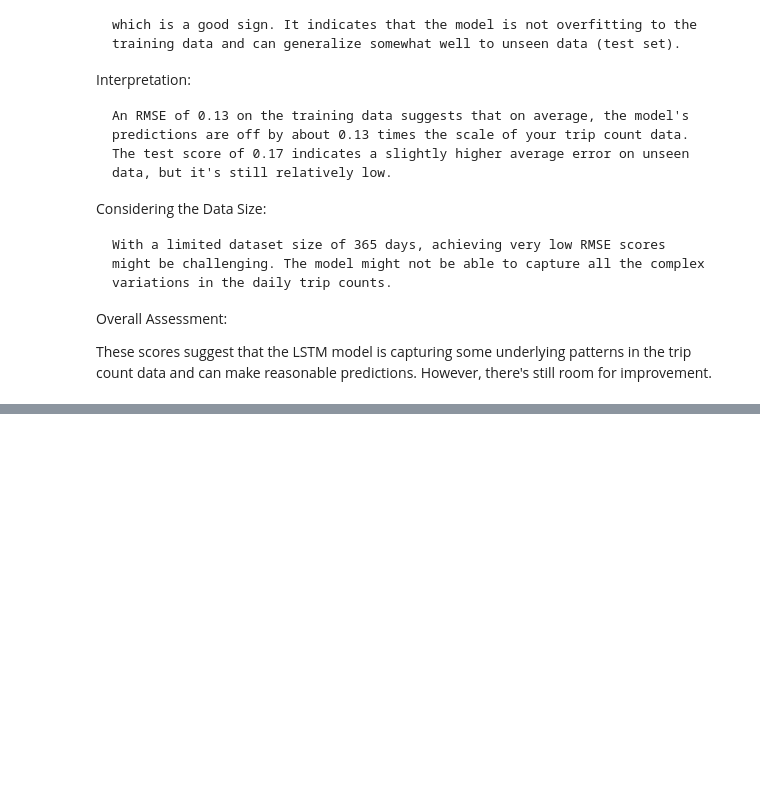
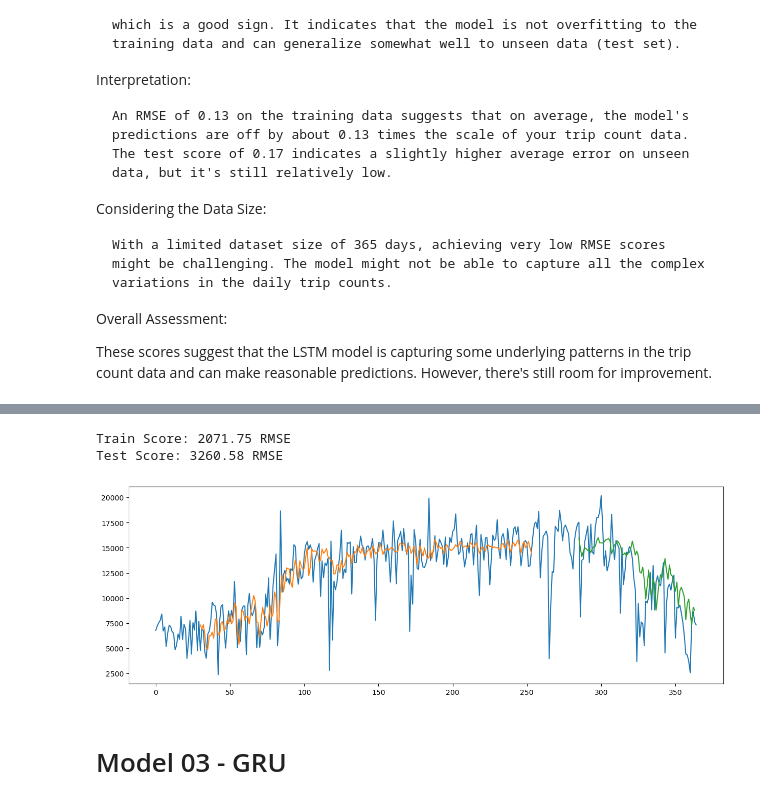
Before and after one commit to jmdtanalyst/CA01_Sem_02_MSc_Data_Analytics, a Jupyter notebook: RNN_Time_Series.ipynb, the cells around one changed output, grey strips where cells are left out. Cells and saved outputs as stored; diff of their text form; code cells hidden in the pictures; blank space fills up the shorter version.

Commit message:
finishing GRU Model

```diff
--- a/RNN_Time_Series.ipynb
+++ b/RNN_Time_Series.ipynb
@@ -472,0 +494,9 @@ testPredict = model2.predict(testX)
+# %%
+
+# scaler to normalize the dataset
+scaler = MinMaxScaler(feature_range=(0, 1))
+
+#call the function processing
+trainX, testX , trainY , testY, np_trips = preprocessing(scaler, look_back)
+
+model2.fit(trainX, trainY, epochs=50, validation_data=(testX,testY), batch_size=1, verbose=1)
@@ -472,0 +529,38 @@ testPredict = model2.predict(testX)
+# %%
+# invert predictions
+trainPredict = scaler.inverse_transform(trainPredict)
+trainY = scaler.inverse_transform([trainY])
+testPredict = scaler.inverse_transform(testPredict)
+testY = scaler.inverse_transform([testY])
+# %%
+# calculate root mean squared error
+trainScore = np.sqrt(mean_squared_error(trainY[0], trainPredict[:,0]))
+print('Train Score: %.2f RMSE' % (trainScore))
+testScore = np.sqrt(mean_squared_error(testY[0], testPredict[:,0]))
+print('Test Score: %.2f RMSE' % (testScore))
+# %% [output]
+Train Score: 2071.75 RMSE
+Test Score: 3260.58 RMSE
+# %%
+# shift train trainPredictPlot for plotting
+trainPredictPlot = np.empty_like(np_trips)
+trainPredictPlot[:, :] = np.nan
+trainPredictPlot[look_back:len(trainPredict)+look_back, :] = trainPredict
+
+
+# shift test testPredictPlot for plotting
+testPredictPlot = np.empty_like(np_trips)
+testPredictPlot[:, :] = np.nan
+testPredictPlot[len(trainPredict)+(look_back*2)+1:len(np_trips)-1, :] = testPredict
+# %%
+# plot baseline and predictions
+plt.figure(figsize=(15, 5))
+
+plt.plot(scaler.inverse_transform(np_trips))
+plt.plot(trainPredictPlot)
+plt.plot(testPredictPlot)
+plt.show()
+# %% [output]
+[figure, added]
+# %% [markdown]
+# Model 03 - GRU
```
Also changed, not shown: parts of 34 cells of this notebook, 1 other file.
